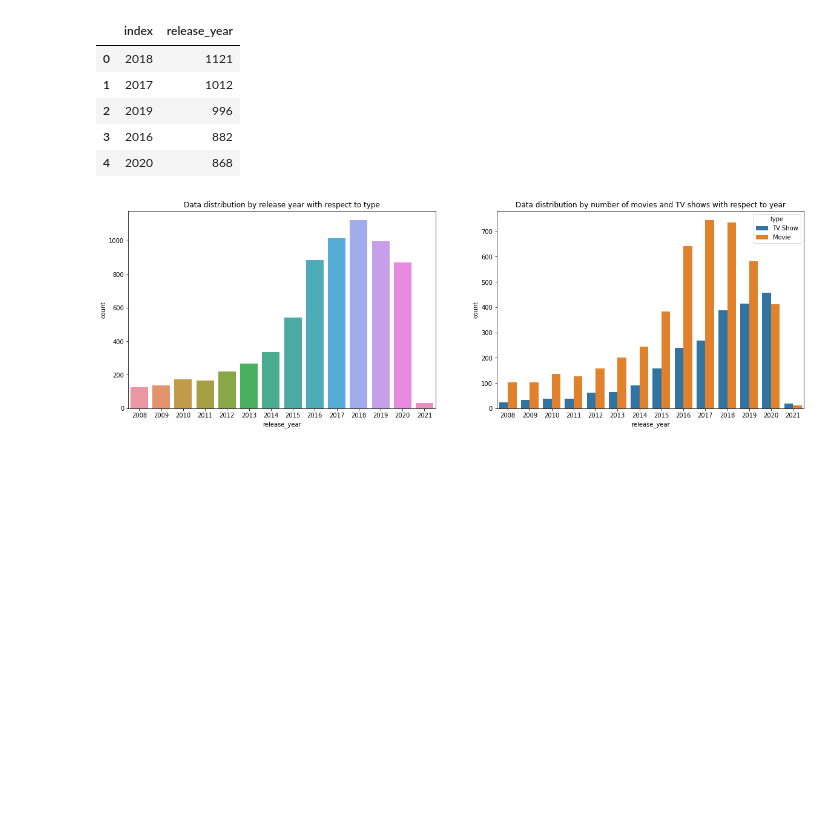
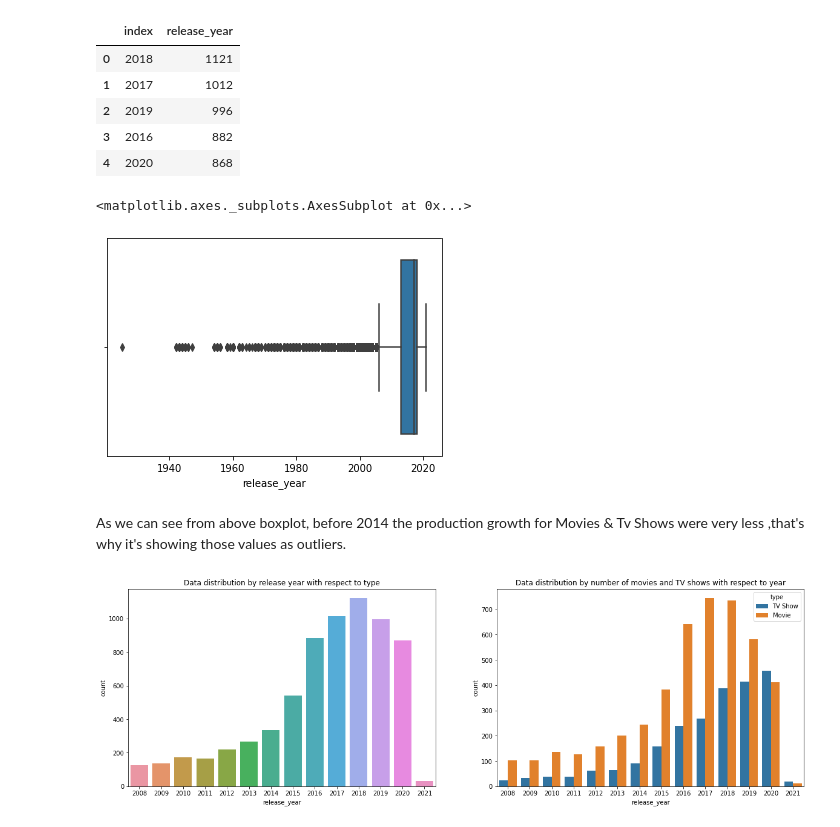
Before and after one commit to MadhurAwasthi/NETFLIX-MOVIES-AND-TV-SHOWS-CLUSTERING-UNSUPERVISED-ML, a Jupyter notebook: NETFLIX_MOVIES_AND_TV_SHOWS_CLUSTERING.ipynb, the cells around one changed output. Saved outputs shown, nothing was run; the diff lists cells and outputs as text; code cells hidden in the pictures; blank space fills up the shorter version.

```diff
--- a/NETFLIX_MOVIES_AND_TV_SHOWS_CLUSTERING.ipynb
+++ b/NETFLIX_MOVIES_AND_TV_SHOWS_CLUSTERING.ipynb
@@ -496,6 +514,13 @@ df['release_year'].value_counts().reset_index().head()
 | 2 | 2019 | 996 |
 | 3 | 2016 | 882 |
 | 4 | 2020 | 868 |
+# %%
+sns.boxplot(netflix_df.release_year)
+# %% [output]
+<matplotlib.axes._subplots.AxesSubplot at 0x...>
+[figure, added]
+# %% [markdown]
+As we can see from above boxplot, before 2014 the production growth for Movies & Tv Shows were very less ,that's why it's showing those values as outliers.
 # %%
 
 df1 = df[(df['release_year']>=2008)]
```
Also changed, not shown: parts of 6 cells of this notebook.
